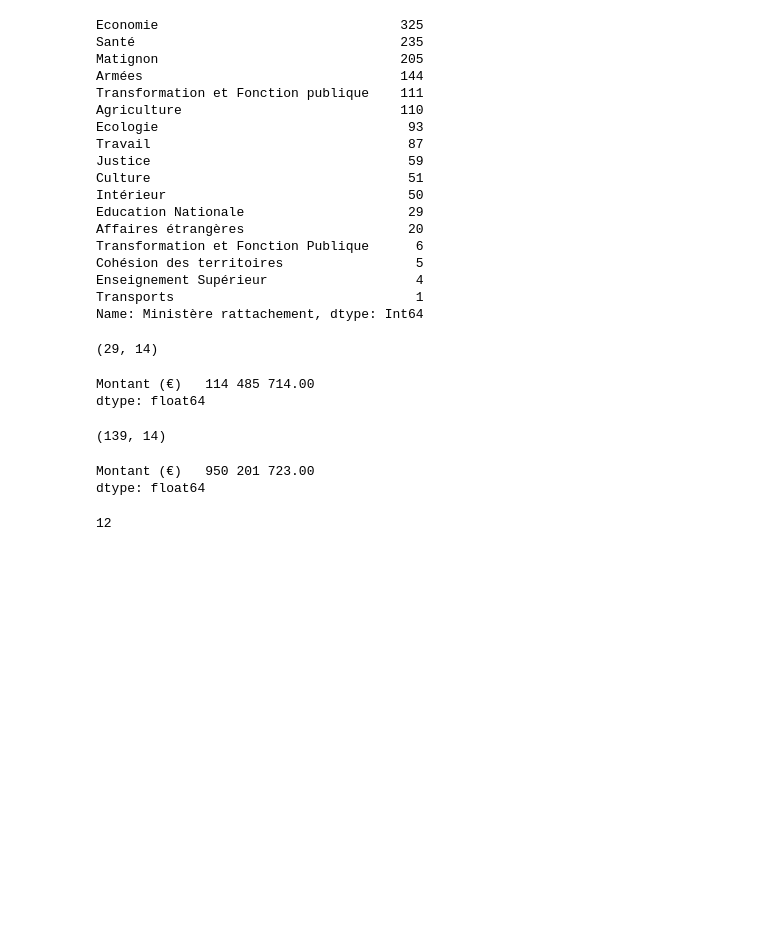
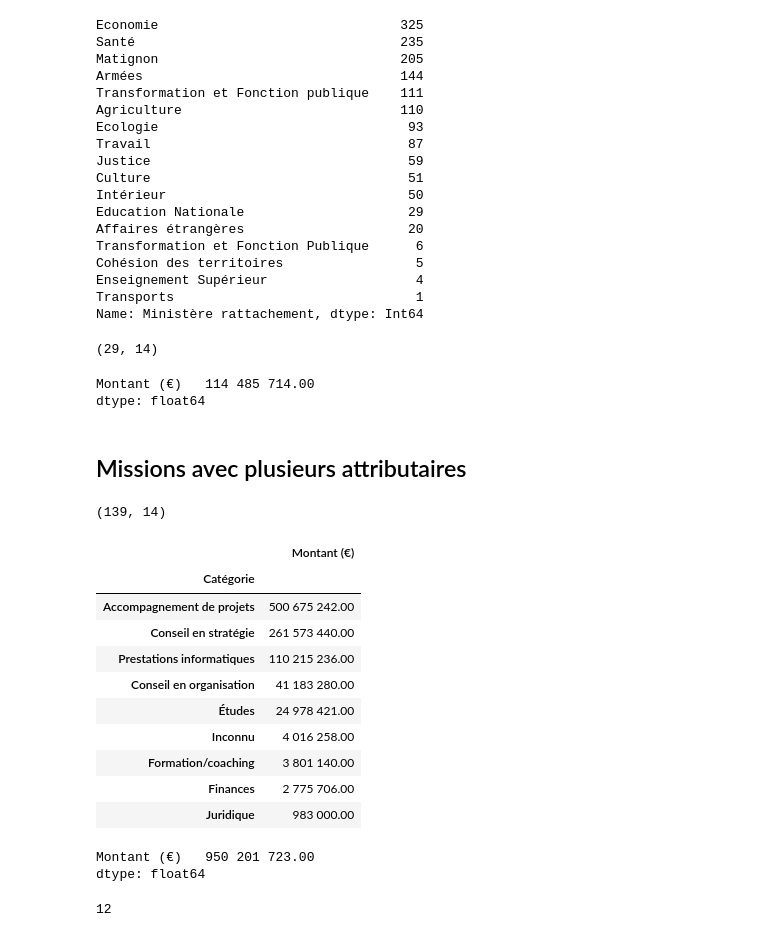
Before and after one commit to taniki/notebooks, a Jupyter notebook: sénat - cabinets de conseil/décodeurs.ipynb, the cells around one changed output. Cells and saved outputs as stored; diff of their text form; code cells hidden in the pictures; blank space fills up the shorter version.

```diff
--- a/sénat - cabinets de conseil/décodeurs.ipynb
+++ b/sénat - cabinets de conseil/décodeurs.ipynb
@@ -244,6 +255,8 @@ missions_education[["Montant (€)"]].sum()
 # %% [output]
 Montant (€)   114 485 714.00
 dtype: float64
+# %% [markdown]
+## Missions avec plusieurs attributaires
 # %%
 multiattributaires = (missions
     [missions["Cabinet attributaire"].str.contains(';')]
@@ -252,6 +265,27 @@ multiattributaires = (missions
 multiattributaires.shape
 # %% [output]
 (139, 14)
+# %%
+(multiattributaires
+     .groupby(["Catégorie"])
+     .sum()
+     .sort_values(by="Montant (€)", ascending=False)
+     .style
+         .pipe(pretty)
+         .bar(subset="Montant (€)")
+)
+# %% [output]
+|  | Montant (€) |
+| Catégorie |  |
+| Accompagnement de projets | 500 675 242.00 |
+| Conseil en stratégie | 261 573 440.00 |
+| Prestations informatiques | 110 215 236.00 |
+| Conseil en organisation | 41 183 280.00 |
+| Études | 24 978 421.00 |
+| Inconnu | 4 016 258.00 |
+| Formation/coaching | 3 801 140.00 |
+| Finances | 2 775 706.00 |
+| Juridique | 983 000.00 |
 # %%
 multiattributaires[["Montant (€)"]].sum()
 # %% [output]
```
Also changed, not shown: parts of 13 cells of this notebook.
